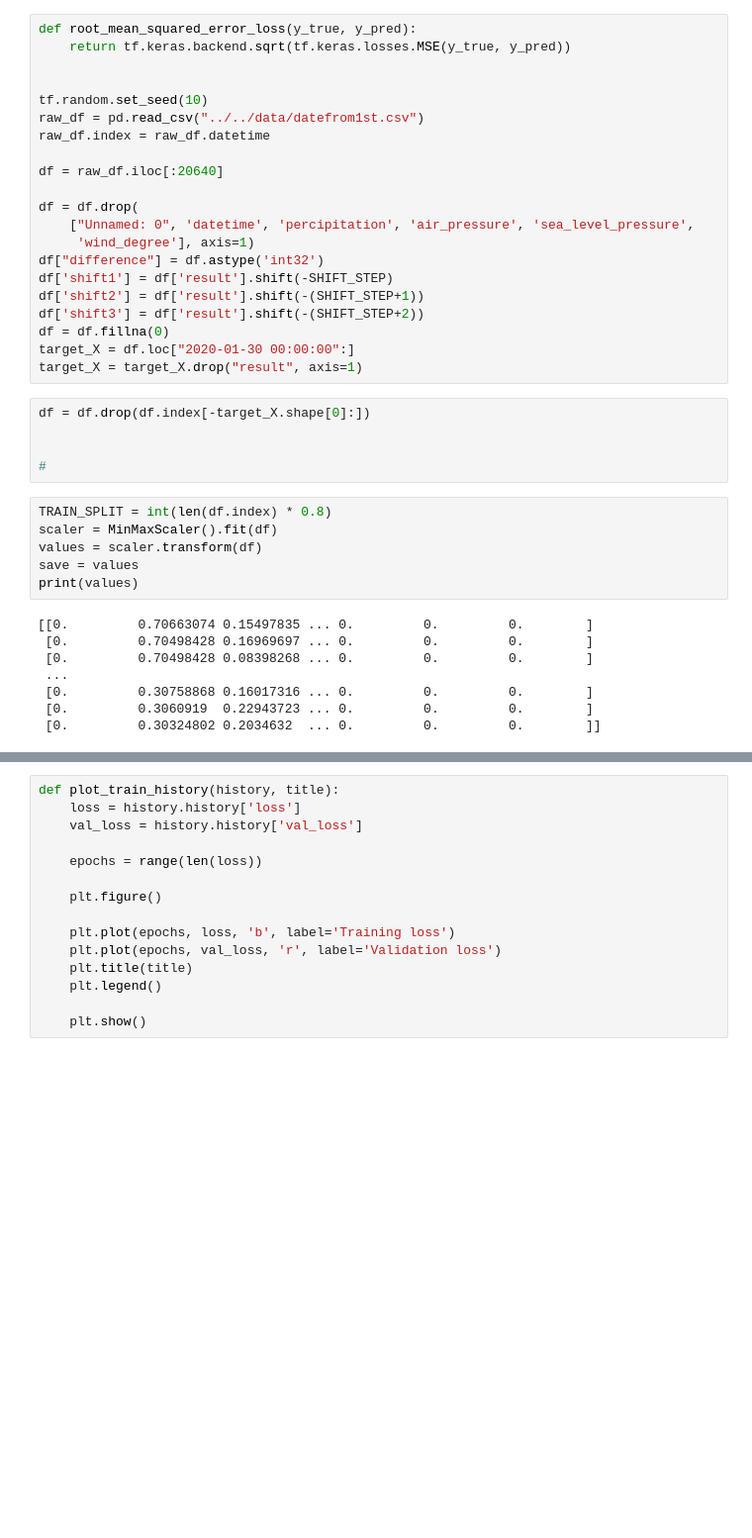
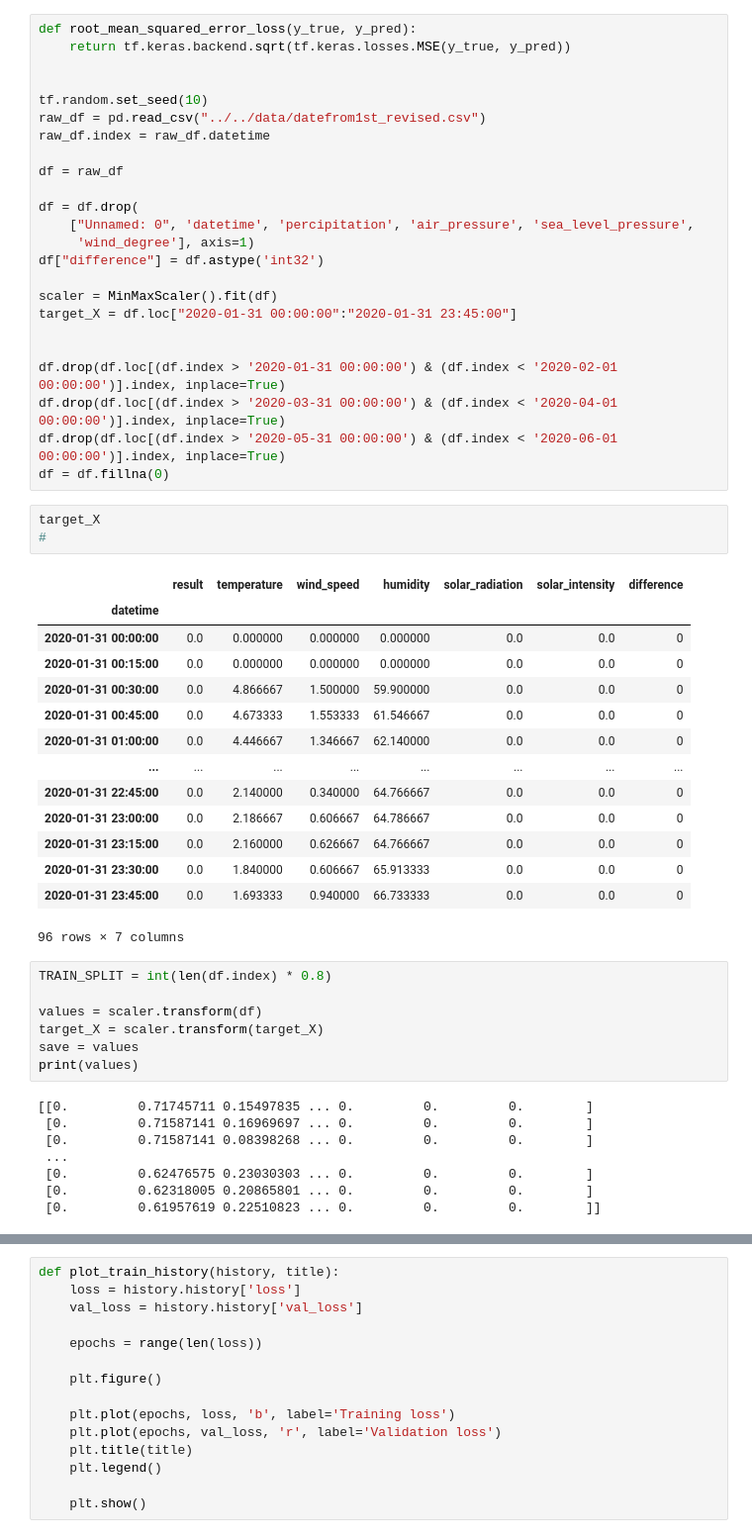
Before and after one commit to happyhappy-jun/2020-Postech-Open-innovation-Bigdata-Challenge, a Jupyter notebook: learning/LSTM/LSTMv2.ipynb, the cells around one changed output, grey strips where cells are left out. Shown at 99% size. Drawn from its saved outputs; the diff is of its cells as text; blank space fills up the shorter version.

```diff
--- a/learning/LSTM/LSTMv2.ipynb
+++ b/learning/LSTM/LSTMv2.ipynb
@@ -26,40 +26,57 @@ def root_mean_squared_error_loss(y_true, y_pred):
 
 
 tf.random.set_seed(10)
-raw_df = pd.read_csv("../../data/datefrom1st.csv")
+raw_df = pd.read_csv("../../data/datefrom1st_revised.csv")
 raw_df.index = raw_df.datetime
 
-df = raw_df.iloc[:20640]
+df = raw_df
 
 df = df.drop(
     ["Unnamed: 0", 'datetime', 'percipitation', 'air_pressure', 'sea_level_pressure',
      'wind_degree'], axis=1)
 df["difference"] = df.astype('int32')
-df['shift1'] = df['result'].shift(-SHIFT_STEP)
-df['shift2'] = df['result'].shift(-(SHIFT_STEP+1))
-df['shift3'] = df['result'].shift(-(SHIFT_STEP+2))
+
+scaler = MinMaxScaler().fit(df)
+target_X = df.loc["2020-01-31 00:00:00":"2020-01-31 23:45:00"]
+
+
+df.drop(df.loc[(df.index > '2020-01-31 00:00:00') & (df.index < '2020-02-01 00:00:00')].index, inplace=True)
+df.drop(df.loc[(df.index > '2020-03-31 00:00:00') & (df.index < '2020-04-01 00:00:00')].index, inplace=True)
+df.drop(df.loc[(df.index > '2020-05-31 00:00:00') & (df.index < '2020-06-01 00:00:00')].index, inplace=True)
 df = df.fillna(0)
-target_X = df.loc["2020-01-30 00:00:00":]
-target_X = target_X.drop("result", axis=1)
-# %%
-df = df.drop(df.index[-target_X.shape[0]:])
-
-
-#
+# %%
+target_X
+#
+# %% [output]
+|  | result | temperature | wind_speed | humidity | solar_radiation | solar_intensity | difference |
+| datetime |  |  |  |  |  |  |  |
+| 2020-01-31 00:00:00 | 0.0 | 0.000000 | 0.000000 | 0.000000 | 0.0 | 0.0 | 0 |
+| 2020-01-31 00:15:00 | 0.0 | 0.000000 | 0.000000 | 0.000000 | 0.0 | 0.0 | 0 |
+| 2020-01-31 00:30:00 | 0.0 | 4.866667 | 1.500000 | 59.900000 | 0.0 | 0.0 | 0 |
+| 2020-01-31 00:45:00 | 0.0 | 4.673333 | 1.553333 | 61.546667 | 0.0 | 0.0 | 0 |
+| 2020-01-31 01:00:00 | 0.0 | 4.446667 | 1.346667 | 62.140000 | 0.0 | 0.0 | 0 |
+| ... | ... | ... | ... | ... | ... | ... | ... |
+| 2020-01-31 22:45:00 | 0.0 | 2.140000 | 0.340000 | 64.766667 | 0.0 | 0.0 | 0 |
+| 2020-01-31 23:00:00 | 0.0 | 2.186667 | 0.606667 | 64.786667 | 0.0 | 0.0 | 0 |
+| 2020-01-31 23:15:00 | 0.0 | 2.160000 | 0.626667 | 64.766667 | 0.0 | 0.0 | 0 |
+| 2020-01-31 23:30:00 | 0.0 | 1.840000 | 0.606667 | 65.913333 | 0.0 | 0.0 | 0 |
+| 2020-01-31 23:45:00 | 0.0 | 1.693333 | 0.940000 | 66.733333 | 0.0 | 0.0 | 0 |
+96 rows × 7 columns
 # %%
 TRAIN_SPLIT = int(len(df.index) * 0.8)
-scaler = MinMaxScaler().fit(df)
+
 values = scaler.transform(df)
+target_X = scaler.transform(target_X)
 save = values
 print(values)
 # %% [output]
-[[0.         0.70663074 0.15497835 ... 0.         0.         0.        ]
- [0.         0.70498428 0.16969697 ... 0.         0.         0.        ]
- [0.         0.70498428 0.08398268 ... 0.         0.         0.        ]
+[[0.         0.71745711 0.15497835 ... 0.         0.         0.        ]
+ [0.         0.71587141 0.16969697 ... 0.         0.         0.        ]
+ [0.         0.71587141 0.08398268 ... 0.         0.         0.        ]
  ...
- [0.         0.30758868 0.16017316 ... 0.         0.         0.        ]
- [0.         0.3060919  0.22943723 ... 0.         0.         0.        ]
- [0.         0.30324802 0.2034632  ... 0.         0.         0.        ]]
+ [0.         0.62476575 0.23030303 ... 0.         0.         0.        ]
+ [0.         0.62318005 0.20865801 ... 0.         0.         0.        ]
+ [0.         0.61957619 0.22510823 ... 0.         0.         0.        ]]
 # %%
 train = values[:TRAIN_SPLIT, :]
 test = values[TRAIN_SPLIT:, :]
```
Also changed, not shown: parts of 6 cells of this notebook, 25 other files.
